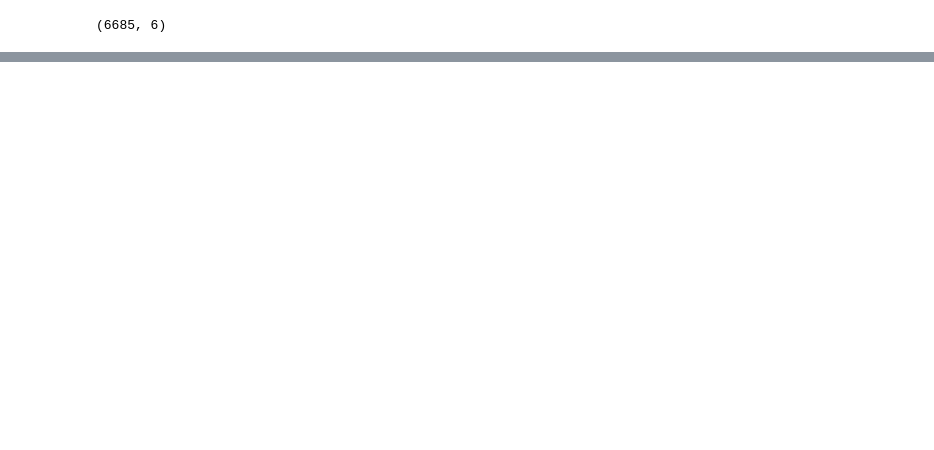
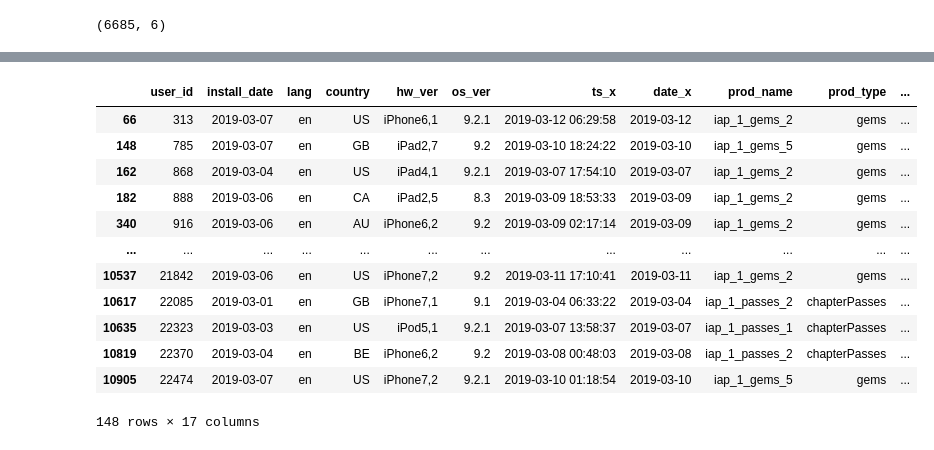
Before and after one commit to nghitrampham/data_assessments, a Jupyter notebook: pg_da_ds_homework/conversion_model.ipynb, the cells around one changed output, grey strips where cells are left out. Cells and saved outputs as stored; diff of their text form; code cells hidden in the pictures; blank space fills up the shorter version.

```diff
--- a/pg_da_ds_homework/conversion_model.ipynb
+++ b/pg_da_ds_homework/conversion_model.ipynb
@@ -52,6 +52,8 @@ user_df.head()
 | 2 | 2 | 2019-03-06 | en | US | iPod7,1 | 8.4.1 |
 | 3 | 3 | 2019-03-03 | nb | NO | iPhone8,1 | 9.2.1 |
 | 4 | 4 | 2019-03-03 | en | GB | iPhone5,4 | 9.2.1 |
+# %%
+user_df["install_date"] = pd.to_datetime(user_df["install_date"])
 # %%
 user_df["user_id"].nunique()
 # %% [output]
@@ -105,0 +98,2 @@ sessions_df[sessions_df.user_id == 16275]
+# %%
+sessions_df["date"] = pd.to_datetime(sessions_df["date"])
@@ -175,8 +204,6 @@ spending_df[spending_df.user_id == 2062].sort_values(by="ts") ### this is for ga
 - We may want to figure out how mnay minutes it takes make the first purchase in the first day
 # %%
 users_iaps = pd.merge(user_df, iaps_df, on = "user_id")
-users_iaps["date"] = pd.to_datetime(users_iaps["date"])
-users_iaps["install_date"] = pd.to_datetime(users_iaps["install_date"])
 users_iaps
 # %% [output]
 |  | user_id | install_date | lang | country | hw_ver | os_ver | ts | date | prod_name | prod_type | ... |
@@ -305,0 +407,19 @@ dfg.plot(kind='bar', figsize=(6, 5))
+# %%
+three_to_5_day_iap_df["days_from_installing"] = three_to_5_day_iap_df["date_y"] - three_to_5_day_iap_df["date_x"]
+df_sessions_3_5_iap_df = three_to_5_day_iap_df[three_to_5_day_iap_df["days_from_installing"] <= 4
+idx = three_to_5_day_iap_df.groupby(['user_id'])['session_num'].transform(max) == three_to_5_day_iap_df['session_num']
+three_to_5_day_iap_df[idx]
+# %% [output]
+|  | user_id | install_date | lang | country | hw_ver | os_ver | ts_x | date_x | prod_name | prod_type | ... |
+| 66 | 313 | 2019-03-07 | en | US | iPhone6,1 | 9.2.1 | 2019-03-12 06:29:58 | 2019-03-12 | iap_1_gems_2 | gems | ... |
+| 148 | 785 | 2019-03-07 | en | GB | iPad2,7 | 9.2 | 2019-03-10 18:24:22 | 2019-03-10 | iap_1_gems_5 | gems | ... |
+| 162 | 868 | 2019-03-04 | en | US | iPad4,1 | 9.2.1 | 2019-03-07 17:54:10 | 2019-03-07 | iap_1_gems_2 | gems | ... |
+| 182 | 888 | 2019-03-06 | en | CA | iPad2,5 | 8.3 | 2019-03-09 18:53:33 | 2019-03-09 | iap_1_gems_2 | gems | ... |
+| 340 | 916 | 2019-03-06 | en | AU | iPhone6,2 | 9.2 | 2019-03-09 02:17:14 | 2019-03-09 | iap_1_gems_2 | gems | ... |
+| ... | ... | ... | ... | ... | ... | ... | ... | ... | ... | ... | ... |
+| 10537 | 21842 | 2019-03-06 | en | US | iPhone7,2 | 9.2 | 2019-03-11 17:10:41 | 2019-03-11 | iap_1_gems_2 | gems | ... |
+| 10617 | 22085 | 2019-03-01 | en | GB | iPhone7,1 | 9.1 | 2019-03-04 06:33:22 | 2019-03-04 | iap_1_passes_2 | chapterPasses | ... |
+| 10635 | 22323 | 2019-03-03 | en | US | iPod5,1 | 9.2.1 | 2019-03-07 13:58:37 | 2019-03-07 | iap_1_passes_1 | chapterPasses | ... |
+| 10819 | 22370 | 2019-03-04 | en | BE | iPhone6,2 | 9.2 | 2019-03-08 00:48:03 | 2019-03-08 | iap_1_passes_2 | chapterPasses | ... |
+| 10905 | 22474 | 2019-03-07 | en | US | iPhone7,2 | 9.2.1 | 2019-03-10 01:18:54 | 2019-03-10 | iap_1_gems_5 | gems | ... |
+148 rows × 17 columns
```
Also changed, not shown: parts of 45 cells of this notebook.
